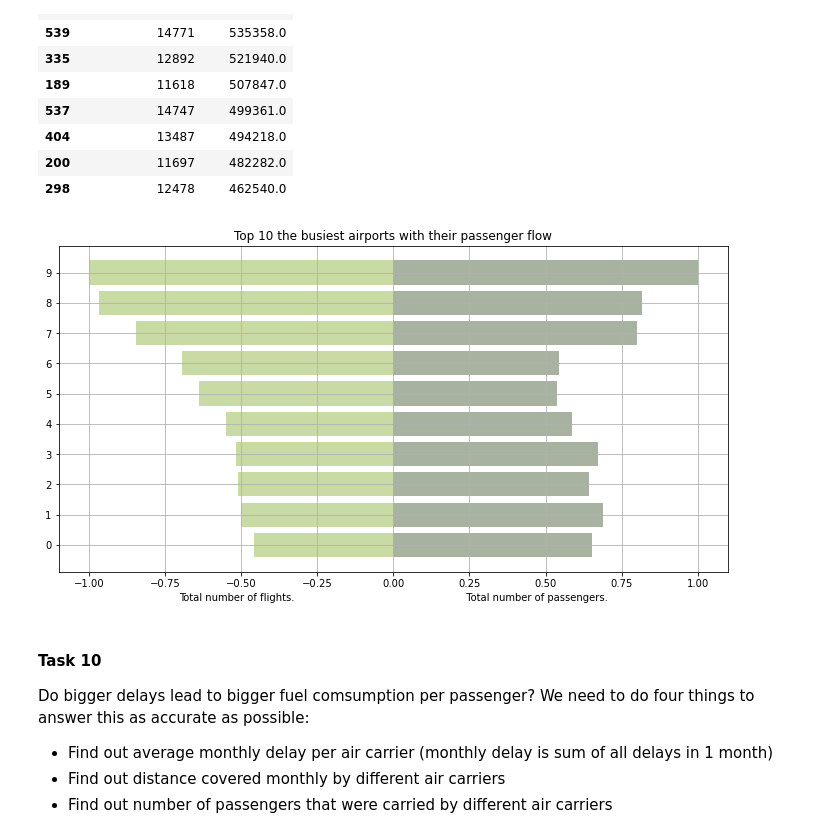
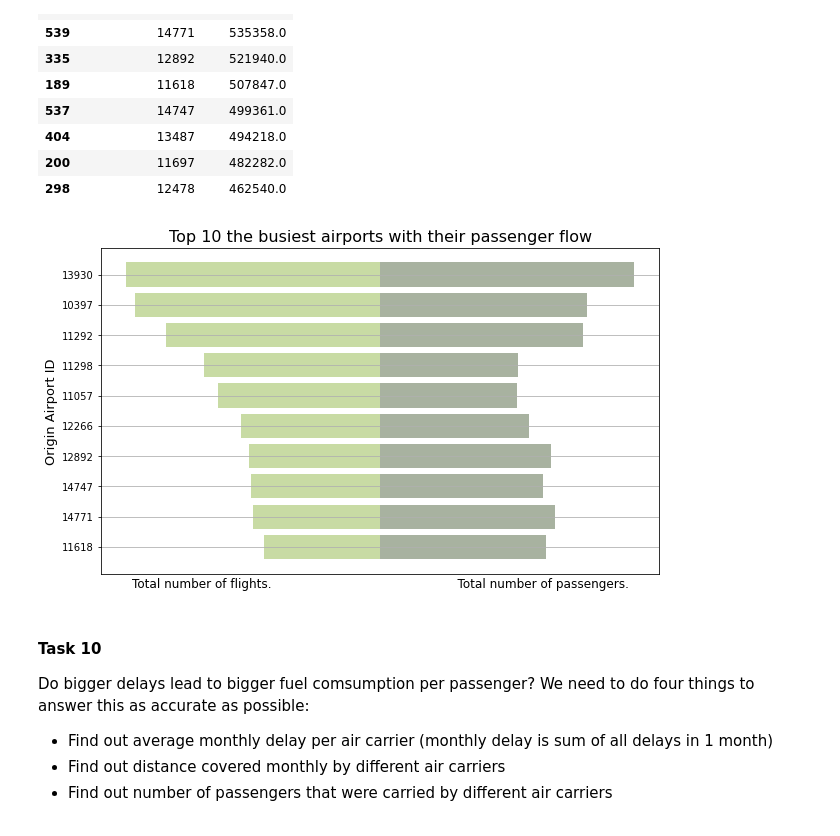
Before and after one commit to DDDDDDaisyS/LHL_Midterm_Project_Flights_Delay_Prediction, a Jupyter notebook: experiments/EDA_and_more_feature_engineering.ipynb, the cells around one changed output. Drawn from its saved outputs; the diff is of its cells as text; code cells hidden in the pictures.

```diff
--- a/experiments/EDA_and_more_feature_engineering.ipynb
+++ b/experiments/EDA_and_more_feature_engineering.ipynb
@@ -425,0 +433,5 @@ plt.legend(labels=['dep_delay', 'arr_delay'])
+# %%
+delay_types = ['carrier_delay', 'weather_delay', 'nas_delay', 'security_delay', 'late_aircraft_delay']
+
+# count number of delay types in each delay
+df['delay_type_ct'] = np.count_nonzero(df[delay_types], axis=1)
@@ -555,43 +638,41 @@ crowded_airports.head(10)
 # %%
 airport_fl_psg = pd.merge(busy_airports,
                           crowded_airports,
                           on='origin_airport_id',
                           how='outer')
 scaler = MinMaxScaler()
 data = pd.DataFrame(scaler.fit_transform(airport_fl_psg[['flights', 'passengers']]),
-                    columns=['flights', 'passengers']
-                   ).sort_values('flights').sort_values(by='flights', ascending=False).head(10).sort_values(by='flights')
+                    columns=['flights', 'passengers'])
+data['origin_airport_id'] = airport_fl_psg['origin_airport_id']
+data = data.sort_values('flights').sort_values(by='flights', ascending=False).head(10).sort_values(by='flights')
 
 # Create a figure
-fig = plt.figure(figsize=(12,6))
+fig = plt.figure(figsize=(10,6))
 
 # Set the y position
-y_pos = np.arange(10)
-y_pos = [x for x in y_pos]
-plt.yticks(y_pos, fontsize=10)
+y_pos = data['origin_airport_id'].astype('str')
 
-# Create a horizontal bar in the position y_pos
 plt.barh(y_pos,
          -data['flights'],
          align='center',
          alpha=0.4,
          color='#77A61D')
 
-# Create a horizontal bar in the position y_pos
 plt.barh(y_pos,
          data['passengers'],
          align='center',
          alpha=0.4,
          color='#263F13')
 
 # annotation and labels
-plt.xlabel('Total number of flights.                                                       Total number of passengers.')
-t = plt.title('Top 10 the busiest airports with their passenger flow')
+plt.xlabel('Total number of flights.                                                Total number of passengers.', fontsize=12)
+plt.ylabel('Origin Airport ID', fontsize=13)
+plt.xticks([])
+plt.title('Top 10 the busiest airports with their passenger flow', fontsize=16)
 plt.grid()
-
 plt.show()
 # %% [output]
-[figure, old version]
+[figure, new version]
 # %% [markdown]
 #### **Task 10**
 Do bigger delays lead to bigger fuel comsumption per passenger?
```
Also changed, not shown: parts of 15 cells of this notebook.
